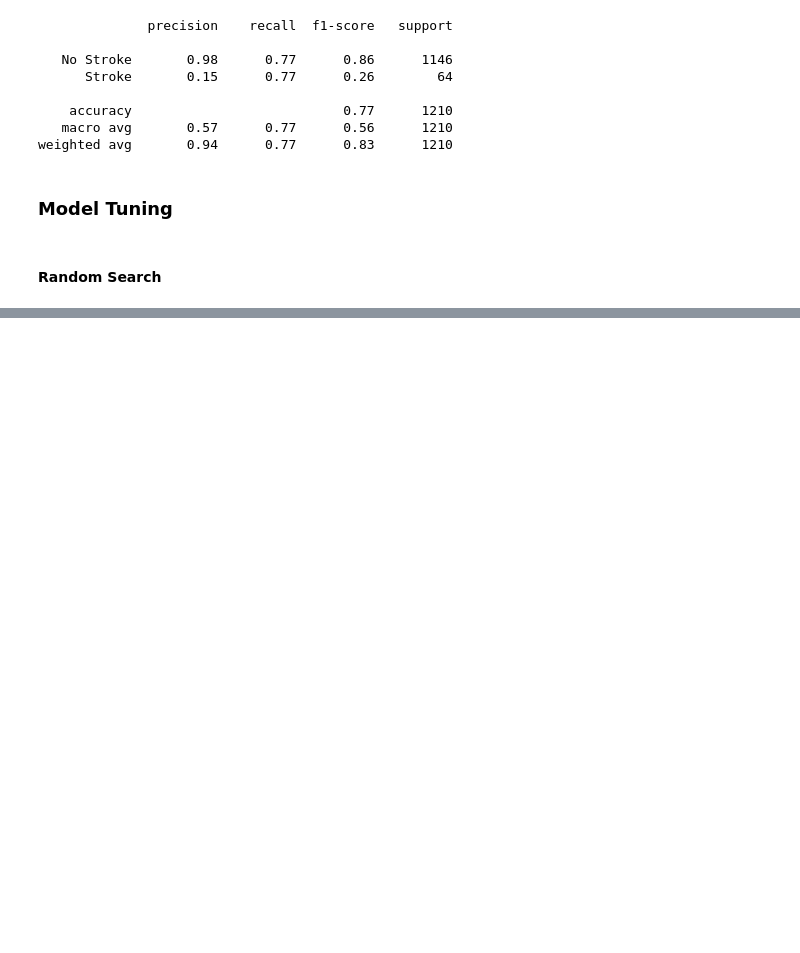
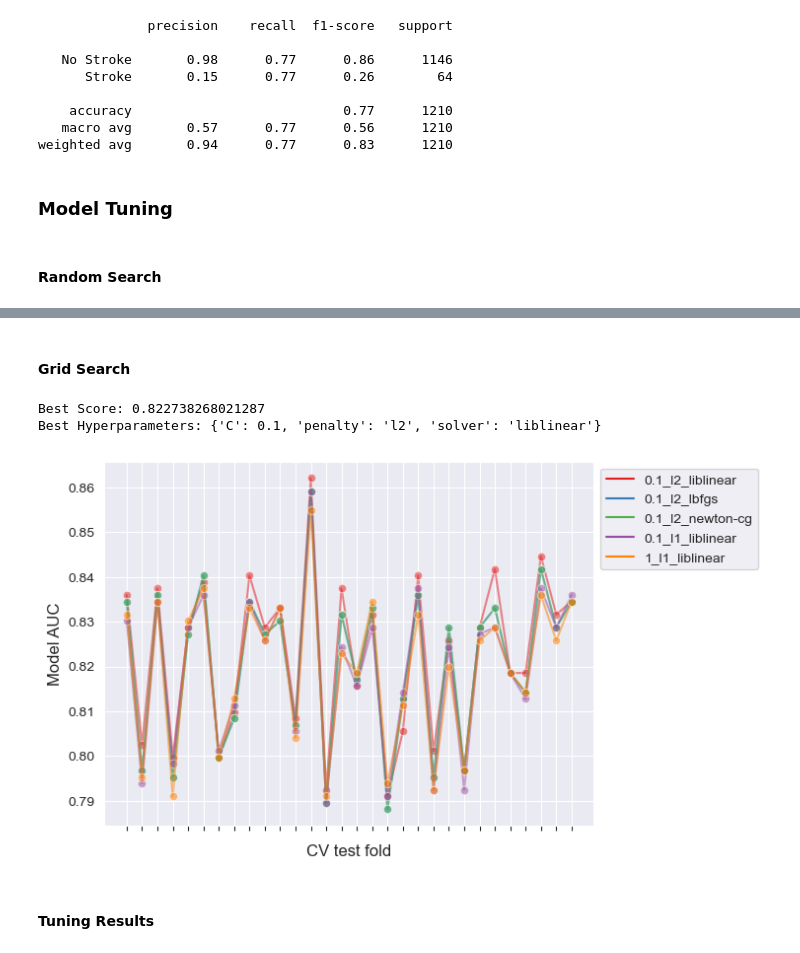
Before and after one commit to maninder56/Predicting-Risk-of-Stroke-using-Machine-Learning, a Jupyter notebook: stroke_prediction.ipynb, the cells around one changed output, grey strips where cells are left out. Drawn from its saved outputs; the diff is of its cells as text; code cells hidden in the pictures; blank space fills up the shorter version.

```diff
--- a/stroke_prediction.ipynb
+++ b/stroke_prediction.ipynb
@@ -498,0 +490,32 @@ liblinear_l1_0.001            0.695210            0.680697            0.693759
+# %% [markdown]
+#### Grid Search
+# %%
+%%capture --no-display
+from sklearn.model_selection import GridSearchCV
+
+cv = RepeatedStratifiedKFold(n_splits=10, n_repeats=3, random_state=1)
+
+# define search space
+space = dict()
+space['solver'] = ['newton-cg', 'lbfgs', 'liblinear']
+space['penalty'] = ['l1', 'l2']
+space['C'] = [0.001, 0.01, 0.1, 1, 10, 100]
+
+# define search
+Grid_search = GridSearchCV(LogReg, space, scoring='accuracy', n_jobs=-1, cv=cv)
+
+# execute search
+result = Grid_search.fit(X_train, y_train)
+# %%
+# summarize result
+print('Best Score: %s' % result.best_score_)
+print('Best Hyperparameters: %s' % result.best_params_)
+# %% [output]
+Best Score: 0.822738268021287
+Best Hyperparameters: {'C': 0.1, 'penalty': 'l2', 'solver': 'liblinear'}
+# %%
+plot_results(result)
+# %% [output]
+[figure, added]
+# %% [markdown]
+#### Tuning Results
```
Also changed, not shown: parts of 6 cells of this notebook.
